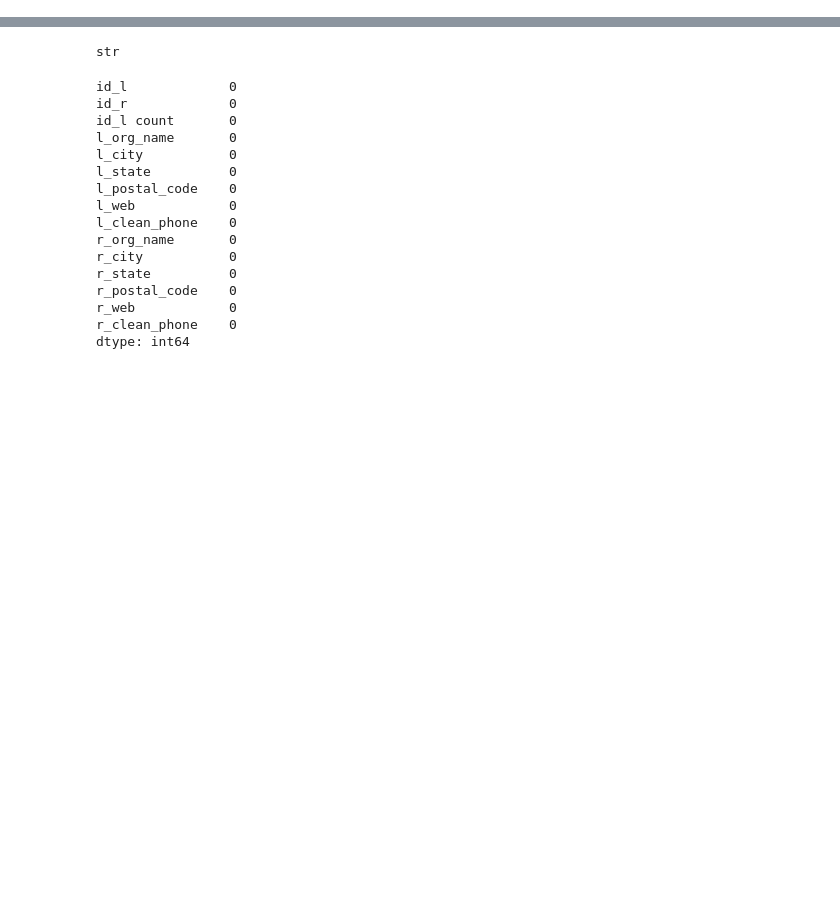
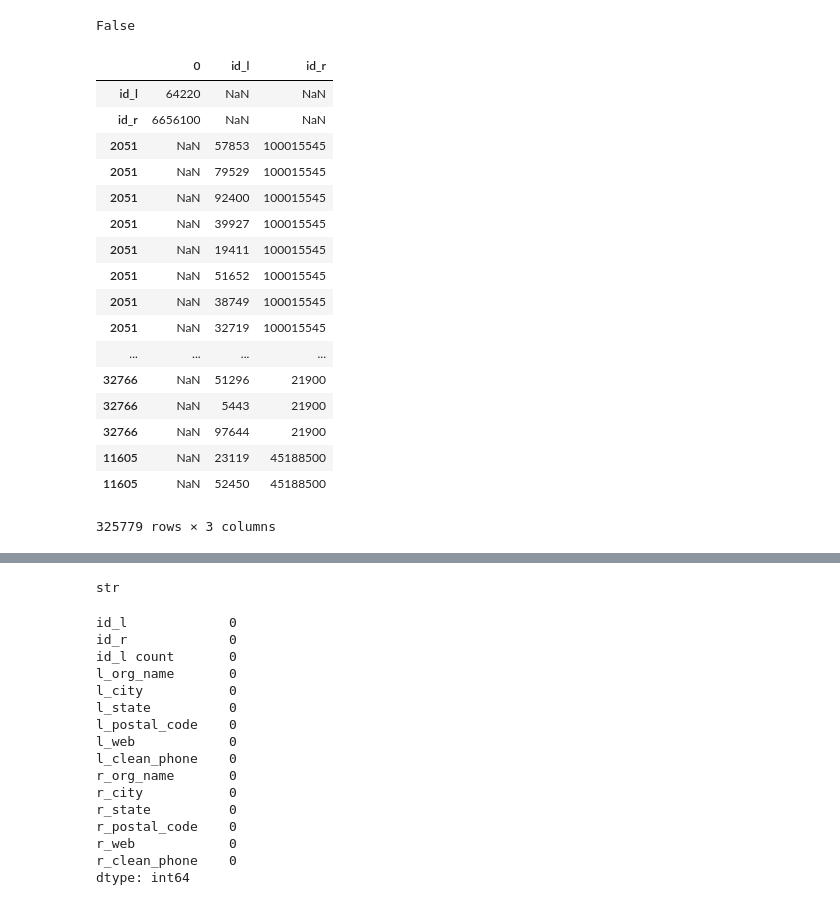
Before and after one commit to duncanjamesbell/data_matching, a Jupyter notebook: Org_Matcher_v2.0.ipynb, the cells around one changed output, grey strips where cells are left out. Saved outputs shown, nothing was run; the diff lists cells and outputs as text; code cells hidden in the pictures; blank space fills up the shorter version.

```diff
--- a/Org_Matcher_v2.0.ipynb
+++ b/Org_Matcher_v2.0.ipynb
@@ -501,0 +495,38 @@ full_conc['composite_match_score2'] = (full_conc.jaro_score + full_conc.fuzz_par
+# %%
+8 < len(cnt_dict)/10000
+# %% [output]
+False
+# %%
+#this is an attempt to isolate tokens which are unique and should be double-counted to circumvent the token_match_min count
+#needs to be tweaked to fine tune the output.  Intention is to concat this to joined prior to aggregation
+bonus_point_tokens = []
+for token in main_tokens_df[(main_tokens_df['count'] > 1) & (main_tokens_df['count']<=5)].token:
+    bonus_point_tokens.append(tokens_id_dct[token])
+
+intersection_bonus_tokens = set(bonus_point_tokens).intersection(set(list(joined.index)))
+
+bonus_token_joins = []
+for token_id in intersection_bonus_tokens:
+    bonus_token_joins.append(joined.loc[token_id])
+
+bonus_joins = pd.concat(bonus_token_joins)
+bonus_joins
+# %% [output]
+|  | 0 | id_l | id_r |
+| id_l | 64220 | NaN | NaN |
+| id_r | 6656100 | NaN | NaN |
+| 2051 | NaN | 57853 | 100015545 |
+| 2051 | NaN | 79529 | 100015545 |
+| 2051 | NaN | 92400 | 100015545 |
+| 2051 | NaN | 39927 | 100015545 |
+| 2051 | NaN | 19411 | 100015545 |
+| 2051 | NaN | 51652 | 100015545 |
+| 2051 | NaN | 38749 | 100015545 |
+| 2051 | NaN | 32719 | 100015545 |
+| ... | ... | ... | ... |
+| 32766 | NaN | 51296 | 21900 |
+| 32766 | NaN | 5443 | 21900 |
+| 32766 | NaN | 97644 | 21900 |
+| 11605 | NaN | 23119 | 45188500 |
+| 11605 | NaN | 52450 | 45188500 |
+325779 rows × 3 columns
```
Also changed, not shown: parts of 64 cells of this notebook, 2 other files.
